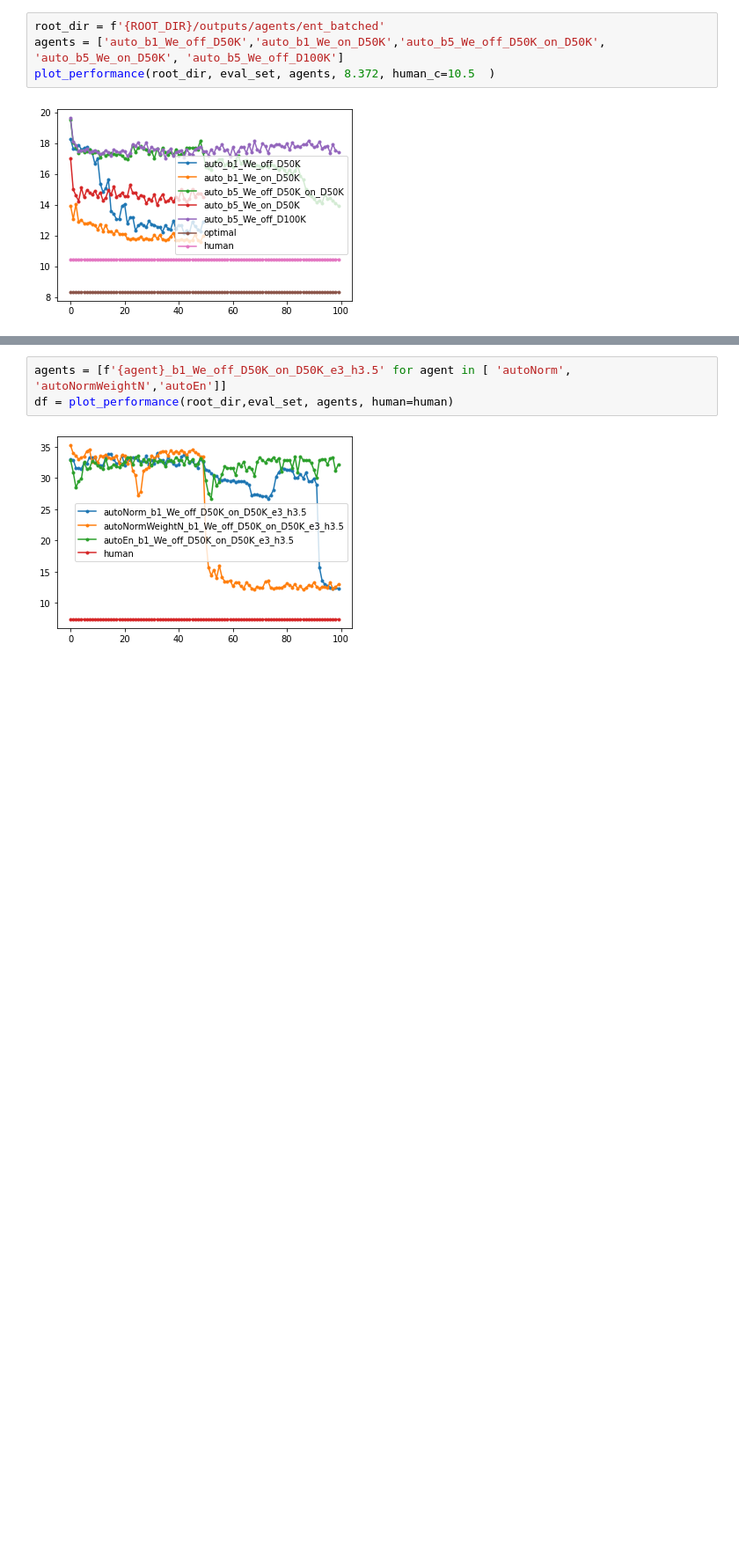
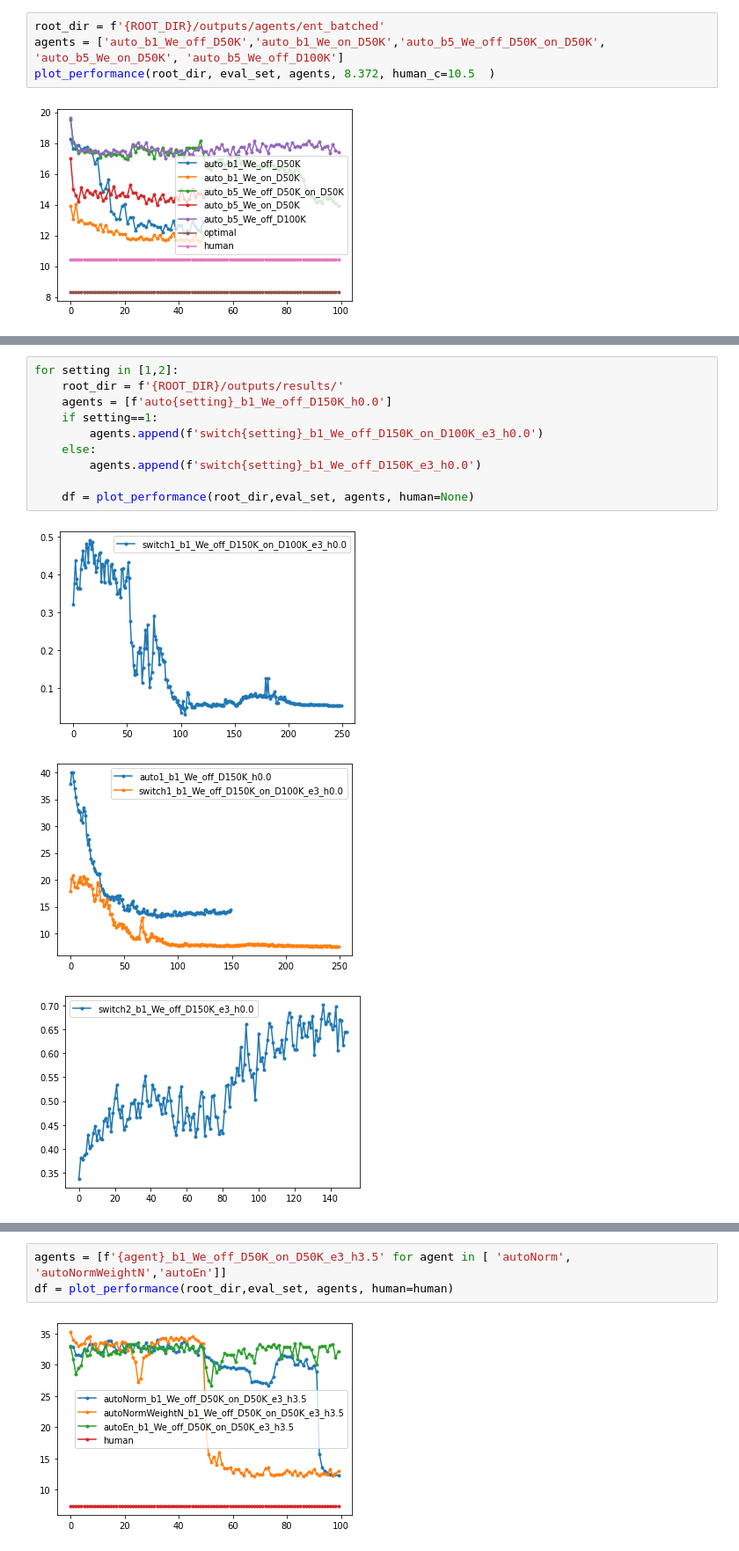
Before and after one commit to ElenStr/human-machine-switching, a Jupyter notebook: run_experiments.ipynb, the cells around one changed output, grey strips where cells are left out. Shown at 88% size. Drawn from its saved outputs; the diff is of its cells as text; blank space fills up the shorter version.

```diff
--- a/run_experiments.ipynb
+++ b/run_experiments.ipynb
@@ -284,0 +269,14 @@ human
+# %%
+for setting in [1,2]:
+    root_dir = f'{ROOT_DIR}/outputs/results/'
+    agents = [f'auto{setting}_b1_We_off_D150K_h0.0']
+    if setting==1:
+        agents.append(f'switch{setting}_b1_We_off_D150K_on_D100K_e3_h0.0')
+    else:
+        agents.append(f'switch{setting}_b1_We_off_D150K_e3_h0.0')
+
+    df = plot_performance(root_dir,eval_set, agents, human=None)
+# %% [output]
+[figure, added]
+[figure, added]
+[figure, added]
```
Also changed, not shown: parts of 26 cells of this notebook.
